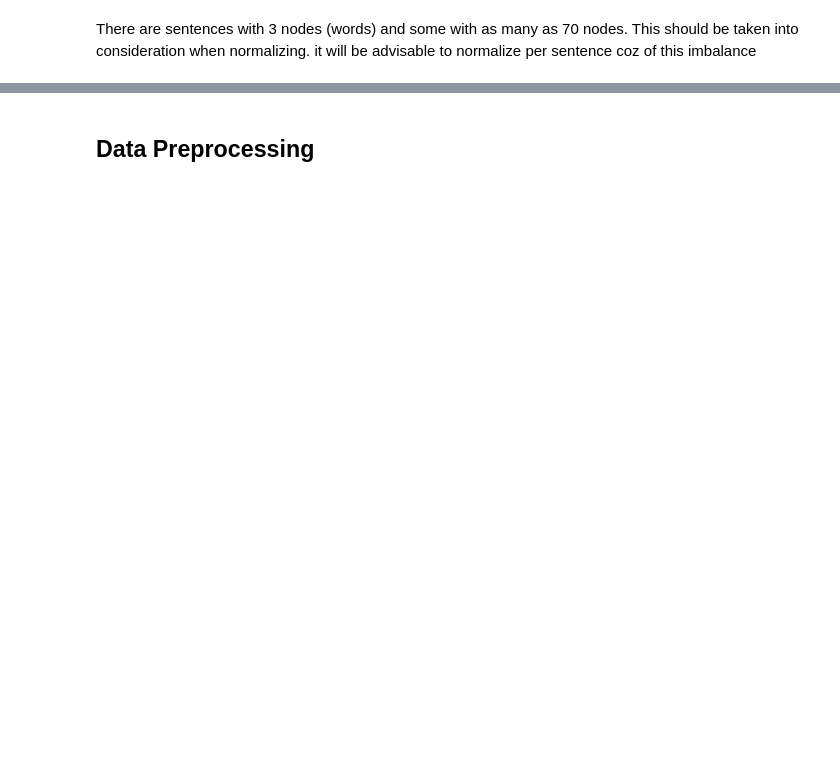
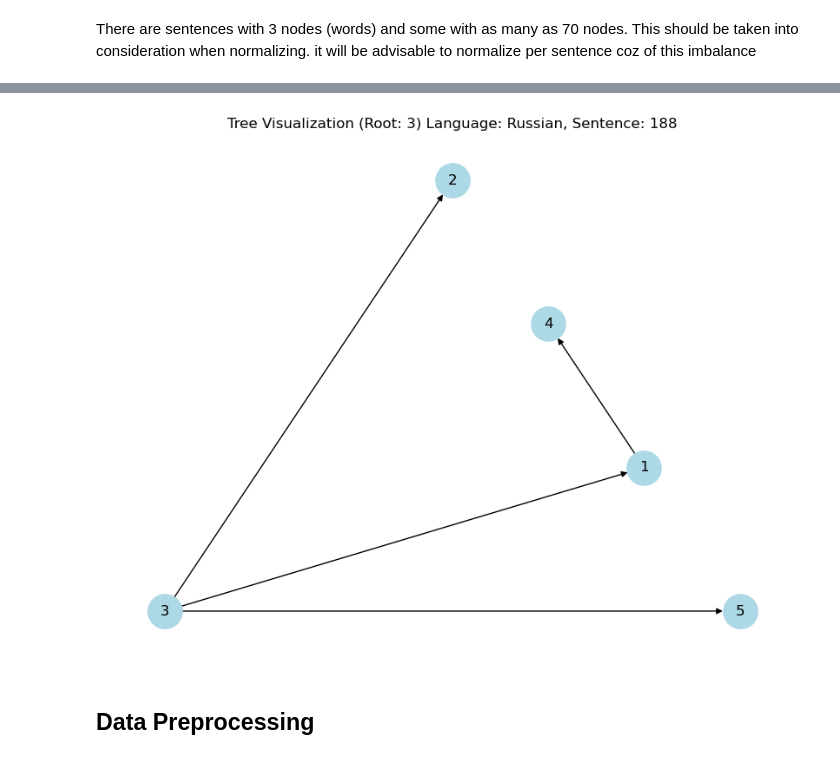
Before and after one commit to nifeolaj/tree-root-prediction, a Jupyter notebook: notebooks/model.ipynb, the cells around one changed output, grey strips where cells are left out. Cells and saved outputs as stored; diff of their text form; code cells hidden in the pictures; blank space fills up the shorter version.

```diff
--- a/notebooks/model.ipynb
+++ b/notebooks/model.ipynb
@@ -96,3 +184,7 @@ for i, row in df.head(3).iterrows():
+# %%
+ visualize_tree(ast.literal_eval(df.iloc[10098]['edgelist']), df.iloc[10098]['root'], f"Language: {df.iloc[10098]['language']}, Sentence: {df.iloc[10098]['sentence']}")
+# %% [output]
+[figure, added]
 # %% [markdown]
 ## Data Preprocessing
 # %%
```
Also changed, not shown: parts of 46 cells of this notebook.
